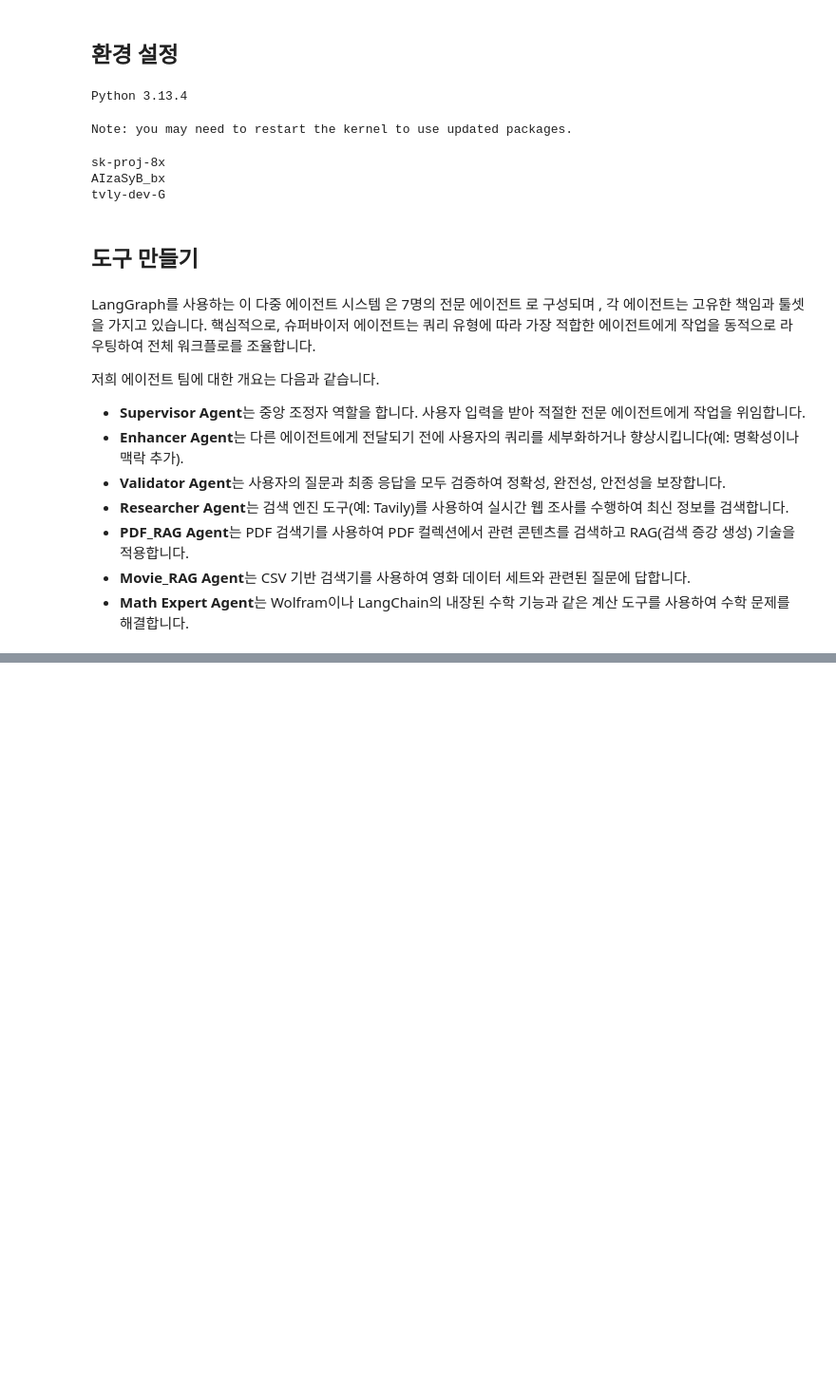
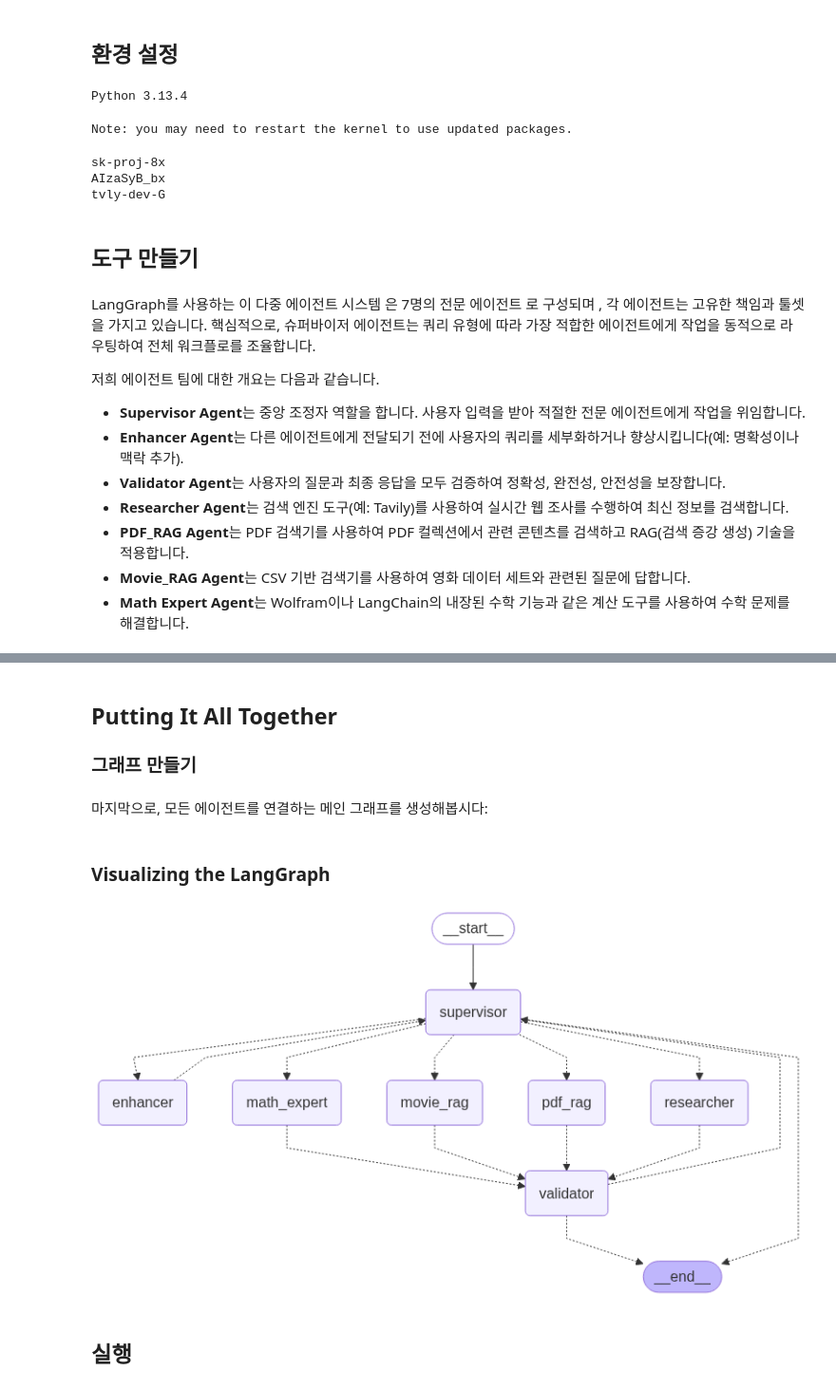
Before and after one commit to devdio/2025-ksci-agent, a Jupyter notebook: 18-supervisor-geminai.ipynb, the cells around one changed output, grey strips where cells are left out. Shown: that part at 95% size. Saved outputs shown, nothing was run; the diff lists cells and outputs as text; code cells hidden in the pictures; blank space fills up the shorter version.

```diff
--- a/18-supervisor-geminai.ipynb
+++ b/18-supervisor-geminai.ipynb
@@ -139,0 +139,5 @@ If you cannot immediately regenerate your protos, some other possible workaround
+# %%
+from langchain_community.vectorstores import FAISS
+
+pdf_vectors = FAISS.from_documents(documents=splits,
+                                   embedding=embeddings)
@@ -139,0 +427,17 @@ If you cannot immediately regenerate your protos, some other possible workaround
+# %%
+math_expert_agent = create_agent(llm, [get_sum, get_subtraction, get_multiplication, get_division, get_modulus, get_power])
+
+def math_expert_Node(state: MessagesState) -> Command[Literal["validator"]]:
+    result = math_expert_agent.invoke(state)
+
+    return Command(
+        update={
+            "messages": [
+                HumanMessage(
+                    content=result["messages"][-1].content,
+                    name="math_expert"
+                )
+            ]
+        },
+        goto="validator",
+    )
@@ -139,0 +501,32 @@ If you cannot immediately regenerate your protos, some other possible workaround
+# %% [markdown]
+## Putting It All Together
+### 그래프 만들기
+# %% [markdown]
+마지막으로, 모든 에이전트를 연결하는 메인 그래프를 생성해봅시다:
+# %%
+builder = StateGraph(MessagesState)
+
+builder.add_node("supervisor", supervisor_node)
+builder.add_node("enhancer", enhancer_node)
+builder.add_node("researcher", researcher_node)
+builder.add_node("pdf_rag", pdf_node)
+builder.add_node("movie_rag", movie_node)
+builder.add_node("math_expert", math_expert_Node)
+builder.add_node("validator", validator_node)
+
+builder.add_edge(START, "supervisor")
+graph = builder.compile()
+# %% [markdown]
+### Visualizing the LangGraph
+# %%
+from IPython.display import Image, display
+
+try:
+    display(Image(graph.get_graph().draw_mermaid_png()))
+except Exception:
+    # You can put your exception handling code here
+    pass
+# %% [output]
+[figure, added]
+# %% [markdown]
+## 실행
```
Also changed, not shown: parts of 39 cells of this notebook, 22 other files.
